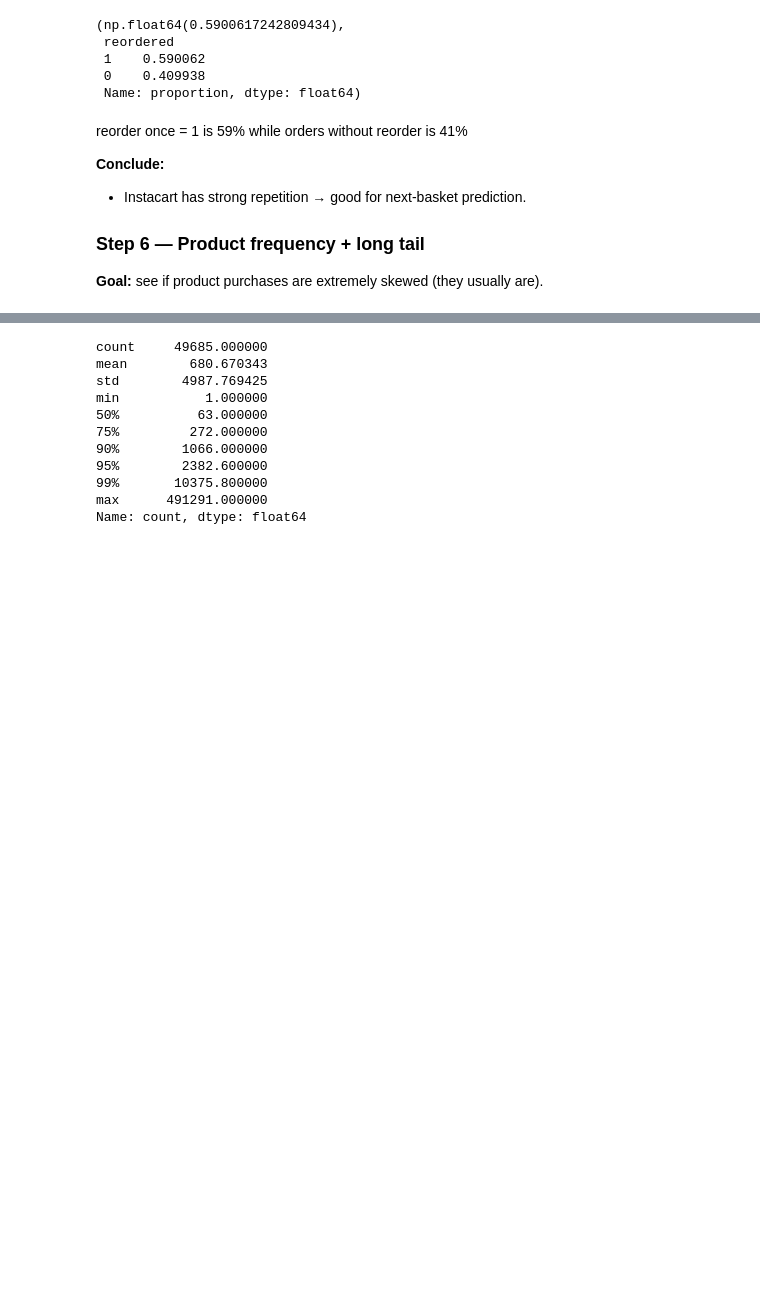
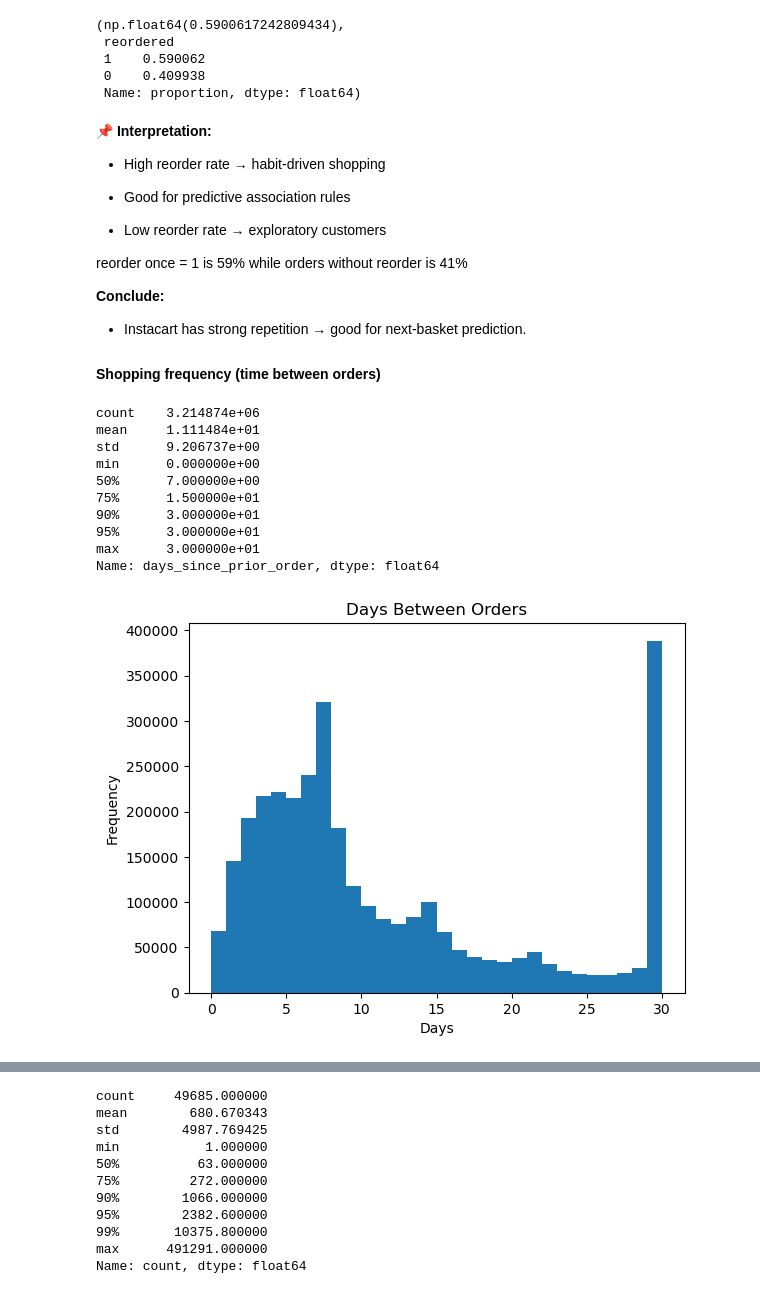
Before and after one commit to pradeepjoel/instacart-retail-project, a Jupyter notebook: notebooks/04_exploratory_data_analysis.ipynb, the cells around one changed output, grey strips where cells are left out. Saved outputs shown, nothing was run; the diff lists cells and outputs as text; code cells hidden in the pictures; blank space fills up the shorter version.

Commit message:
updating exploratory data analysis

```diff
--- a/notebooks/04_exploratory_data_analysis.ipynb
+++ b/notebooks/04_exploratory_data_analysis.ipynb
@@ -265,11 +490,41 @@ op["reordered"].mean(), op["reordered"].value_counts(normalize=True)
  0    0.409938
  Name: proportion, dtype: float64)
 # %% [markdown]
+__📌 Interpretation:__
+
+* High reorder rate → habit-driven shopping
+
+* Good for predictive association rules
+
+* Low reorder rate → exploratory customers
+
 reorder once = 1 is 59% while orders without reorder is 41%
 
 __Conclude:__
 * Instacart has strong repetition → good for next-basket prediction.
 
-### Step 6 — Product frequency + long tail
-
-__Goal:__ see if product purchases are extremely skewed (they usually are).
+#### Shopping frequency (time between orders)
+# %%
+# Remove first orders (NaN)
+freq = orders["days_since_prior_order"].dropna()
+
+print(freq.describe(percentiles=[0.5,0.75,0.9,0.95]))
+
+plt.figure()
+plt.hist(freq, bins=30)
+plt.title("Days Between Orders")
+plt.xlabel("Days")
+plt.ylabel("Frequency")
+plt.show()
+# %% [output]
+count    3.214874e+06
+mean     1.111484e+01
+std      9.206737e+00
+min      0.000000e+00
+50%      7.000000e+00
+75%      1.500000e+01
+90%      3.000000e+01
+95%      3.000000e+01
+max      3.000000e+01
+Name: days_since_prior_order, dtype: float64
+[figure, added]
```
Also changed, not shown: parts of 16 cells of this notebook.
